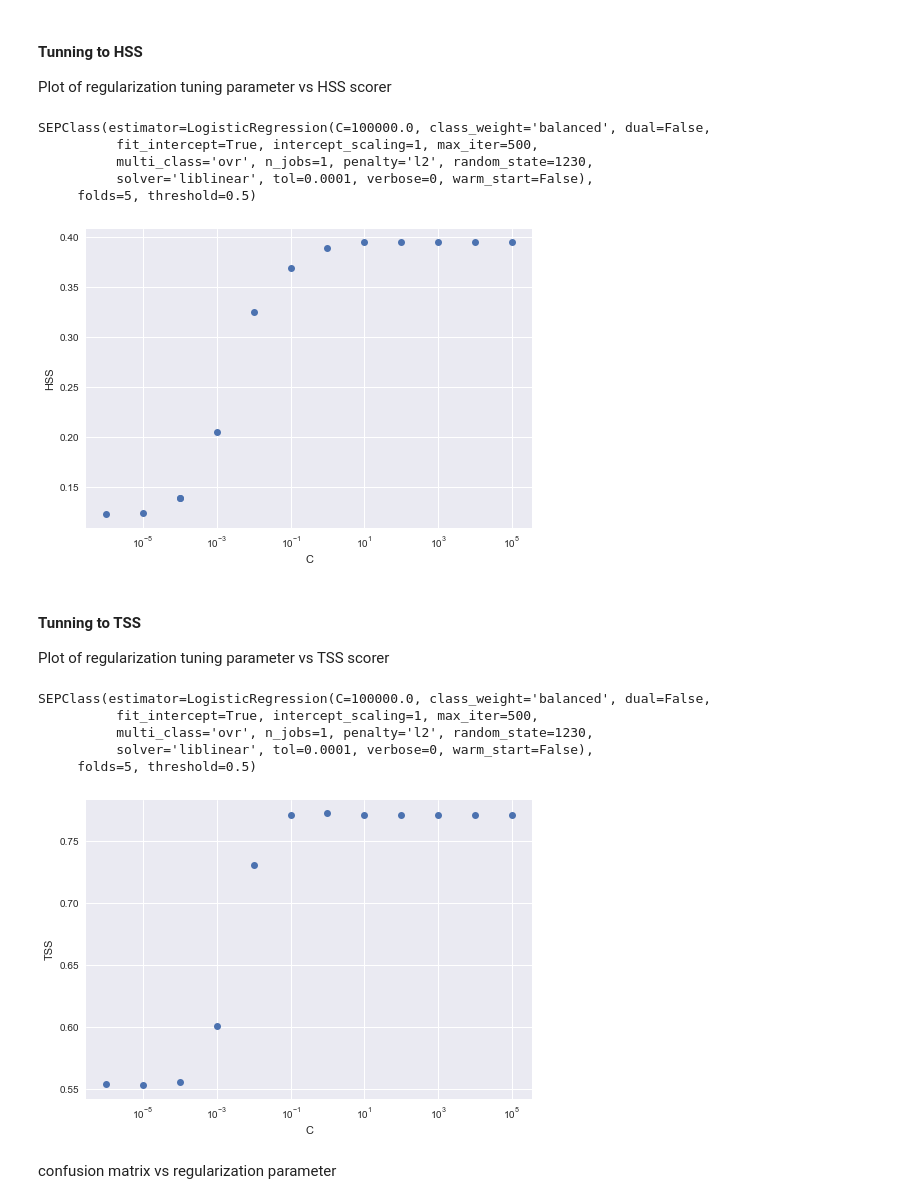
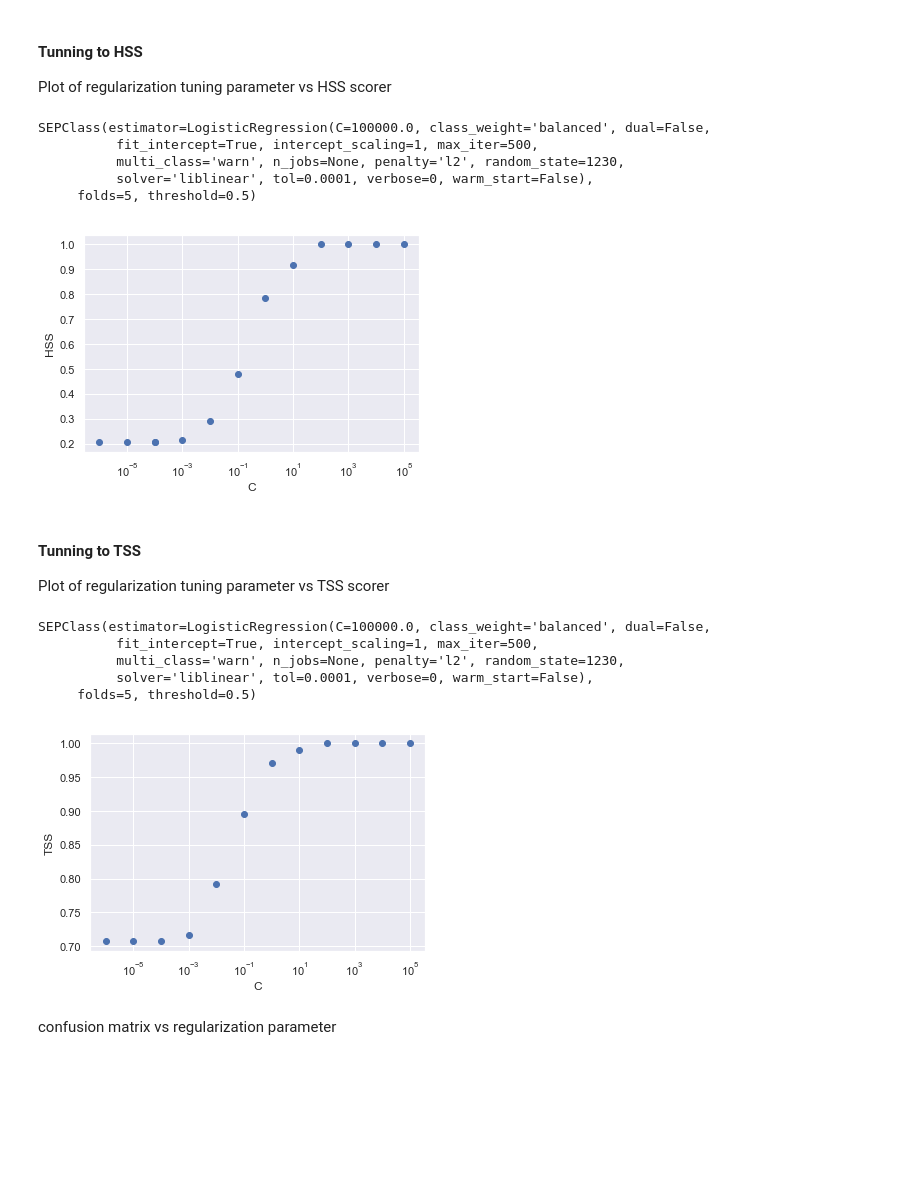
Before and after one commit to hazelbain/SEPML, a Jupyter notebook: sep_master_new_features.ipynb, the cells around one changed output. Cells and saved outputs as stored; diff of their text form; code cells hidden in the pictures; blank space fills up the shorter version.

```diff
--- a/sep_master_new_features.ipynb
+++ b/sep_master_new_features.ipynb
@@ -274,7 +330,9 @@ class SEPClass(BaseEstimator, ClassifierMixin):
         self.allmyfeatures = FeatureUnion([
             ("BalchFeat", BalchPaperFeatures()),
             ("RawFeat", RawFeatures()),
-            ("LocFeatures", LocationFeatures())#,
+            ("LocFeatures", LocationFeatures()),
+            ("CMEFeatures", CMEFeatures()),
+            ("FlarePersistence", FlarePersistence())#,
             #("FlareTime2Peak", FlareTime2Peak())
         ])
 
@@ -626,26 +684,13 @@ Read in the shuffled data split into training and test sets - note: neither the
 #read in the shuffled dataframe of original sep+ctrl events from 1986 - 2004
 #with added new features (T, EM, 1MHz fluence)
 #orig_data = pd.read_csv("AllEvtsShuffled_1986_2004_t_em_1mhz.csv")
-orig_data = pd.read_csv("AllEvtsShuffled_1986_2004_t_em.csv")
+#orig_data = pd.read_csv("AllEvtsShuffled_1986_2004_t_em.csv")
+orig_data = pd.read_csv("ML_test.csv")
 
 #feature_data_old refers to events from 1986 to 2004
-feature_data_old = orig_data[['FlrOnset','Flrmaxtime','FlrPeakFlux','FlrIntFlux2','TypeII','TypeIV','optlocation','tchianti','emchianti','FlrIntFlux','sep']]
-#feature_data_old = orig_data[['FlrOnset','Flrmaxtime','FlrPeakFlux','FlrIntFlux2','TypeII','TypeIV','optlocation','FlrIntFlux','tchianti','emchianti','1MHz_fluence','sep']]
-
-# Remove rows where optlocation = nan
-feature_data_old_no_nan = feature_data_old[feature_data_old.optlocation.astype('str') != 'nan']
-
-#remove rows where tchianti, emchianti, 1MHz_fluence = nan,
-feature_data_old_no_nan = feature_data_old_no_nan.dropna(how='any')
-
-dfTrain = feature_data_old_no_nan.dropna(how='any')
-
-# to add in the SEP events from 2004 to 2017 uncomment this section
-#feature_data_new = new_data[['FlrOnset','Flrmaxtime','FlrPeakFlux','FlrIntFlux2','TypeII','TypeIV','optlocation','tchianti','emchianti','FlrIntFlux','sep']]
-#dfTrain = pd.concat([feature_data_old,feature_data_new])
-
-#drop 7 samples where dfTrain FlrIntFlux2 is erroneously greater than 1000.0 (all control events)
-dfTrain = dfTrain[dfTrain.FlrIntFlux2 < 1000.0]
+dfTrain = orig_data[['FlrOnset','Flrmaxtime','FlrPeakFlux','FlrIntFlux2','TypeII',\
+                              'TypeIV','optlocation','tchianti','emchianti','FlrIntFlux',\
+                              'sep','FlarePersistence','cmespeed','Width']]
 
 #split dataset into training and test - not yet featurized - needs to be done after
 #statement regarding how many features to use
@@ -791,7 +821,7 @@ sepLR = SEPClass(LogisticRegression(**keywordsLR),threshold = 0.5)
 #                C=0.9,verbose=0,solver='newton-cg'),threshold = 0.5)
 
 #Turn off features. Options: BalchFeat, RawFeat,LocFeatures
-sepLR.allmyfeatures.set_params()
+sepLR.allmyfeatures.set_params(CMEFeatures = None)
 
 # convert each event into features and labels
 X_train = sepLR.build_train_features(X_train0)
@@ -868,33 +899,33 @@ Plot of regularization tuning parameter vs HSS scorer
 # %%
 hss_plot = []
 #c = np.arange(0.1,1.1,0.01)
 c = np.array([1e-6, 1e-5, 1.e-4, 1.e-4, 1.e-3, 1.e-2, 1.e-1, 1.0, 10., 100.0, 1.e3, 1.e4, 1.e5])
 for i in c:
 
     keywordsLR.update({'C': i, 'class_weight': 'balanced'})
     #print(keywordsLR)
     sepLR = SEPClass(LogisticRegression(**keywordsLR),threshold = 0.5)
-    #sepLR.allmyfeatures.set_params(LocFeatures=None,RawFeat=None)
+    sepLR.allmyfeatures.set_params(CMEFeatures=None)
     sepLR.fit(X_train, y_train, verbose = False)
 
     hss_plot.append(hss_score(sepLR.y_train, sepLR.y_train_pred))
     tn, fp, fn, tp=confusion_matrix(sepLR.y_train, sepLR.y_train_pred).ravel()
     #print(tn,fp,fn,tp)
     #print(np.sum(sepLR.y_train))
 
 plt.plot(c, hss_plot, 'o')
 plt.ylabel("HSS")
 plt.xlabel("C")
 plt.xscale('log')
 
 print(sepLR)
 # %% [output]
 SEPClass(estimator=LogisticRegression(C=100000.0, class_weight='balanced', dual=False,
           fit_intercept=True, intercept_scaling=1, max_iter=500,
-          multi_class='ovr', n_jobs=1, penalty='l2', random_state=1230,
+          multi_class='warn', n_jobs=None, penalty='l2', random_state=1230,
           solver='liblinear', tol=0.0001, verbose=0, warm_start=False),
      folds=5, threshold=0.5)
-[figure, old version]
+[figure, new version]
 # %% [markdown]
 #### Tunning to TSS
 Plot of regularization tuning parameter vs TSS scorer
@@ -907,7 +938,7 @@ for i in c:
     keywordsLR.update({'C': i, 'class_weight': 'balanced'})
     #print(keywordsLR)
     sepLR = SEPClass(LogisticRegression(**keywordsLR),threshold = 0.5)
-    #sepLR.allmyfeatures.set_params(LocFeatures=None,RawFeat=None)
+    sepLR.allmyfeatures.set_params(CMEFeatures=None)
     sepLR.fit(X_train, y_train, verbose = False)
 
     tss_plot.append(tss_score(sepLR.y_train, sepLR.y_train_pred))
@@ -924,10 +955,10 @@ print(sepLR)
 # %% [output]
 SEPClass(estimator=LogisticRegression(C=100000.0, class_weight='balanced', dual=False,
           fit_intercept=True, intercept_scaling=1, max_iter=500,
-          multi_class='ovr', n_jobs=1, penalty='l2', random_state=1230,
+          multi_class='warn', n_jobs=None, penalty='l2', random_state=1230,
           solver='liblinear', tol=0.0001, verbose=0, warm_start=False),
      folds=5, threshold=0.5)
-[figure, old version]
+[figure, new version]
 # %% [markdown]
 confusion matrix vs regularization parameter
 # %%
```
Also changed, not shown: parts of 18 cells of this notebook, 4 other files.
